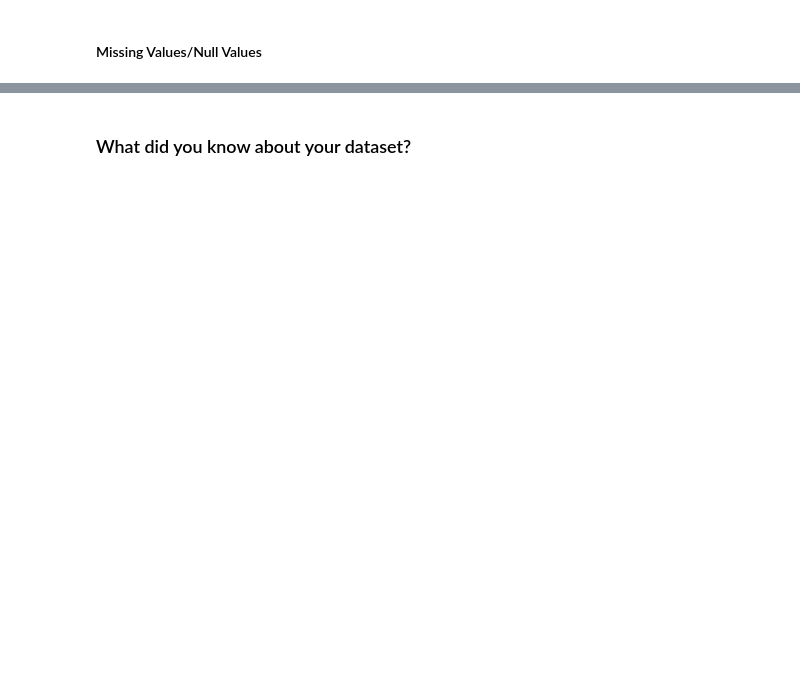
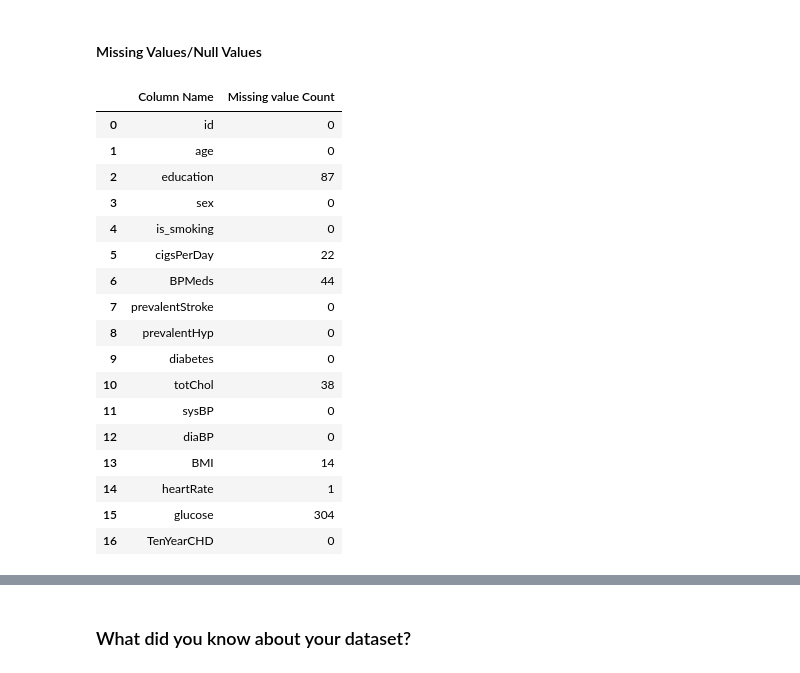
Before and after one commit to abhishekdhasmana17/Cardiovascular-Risk-Prediction, a Jupyter notebook: Cardiovascular_Risk_Prediction.ipynb, the cells around one changed output, grey strips where cells are left out. Saved outputs shown, nothing was run; the diff lists cells and outputs as text; code cells hidden in the pictures; blank space fills up the shorter version.

```diff
--- a/Cardiovascular_Risk_Prediction.ipynb
+++ b/Cardiovascular_Risk_Prediction.ipynb
@@ -146,2 +186,24 @@ Number of columns - 17
+# %%
+# Missing Values/Null Values Count
+pd.DataFrame([[col, data[col].isnull().sum()] for col in data], columns = ['Column Name', 'Missing value Count'])
+# %% [output]
+|  | Column Name | Missing value Count |
+| 0 | id | 0 |
+| 1 | age | 0 |
+| 2 | education | 87 |
+| 3 | sex | 0 |
+| 4 | is_smoking | 0 |
+| 5 | cigsPerDay | 22 |
+| 6 | BPMeds | 44 |
+| 7 | prevalentStroke | 0 |
+| 8 | prevalentHyp | 0 |
+| 9 | diabetes | 0 |
+| 10 | totChol | 38 |
+| 11 | sysBP | 0 |
+| 12 | diaBP | 0 |
+| 13 | BMI | 14 |
+| 14 | heartRate | 1 |
+| 15 | glucose | 304 |
+| 16 | TenYearCHD | 0 |
 # %%
 # Visualizing the missing values
```
Also changed, not shown: parts of 9 cells of this notebook.
